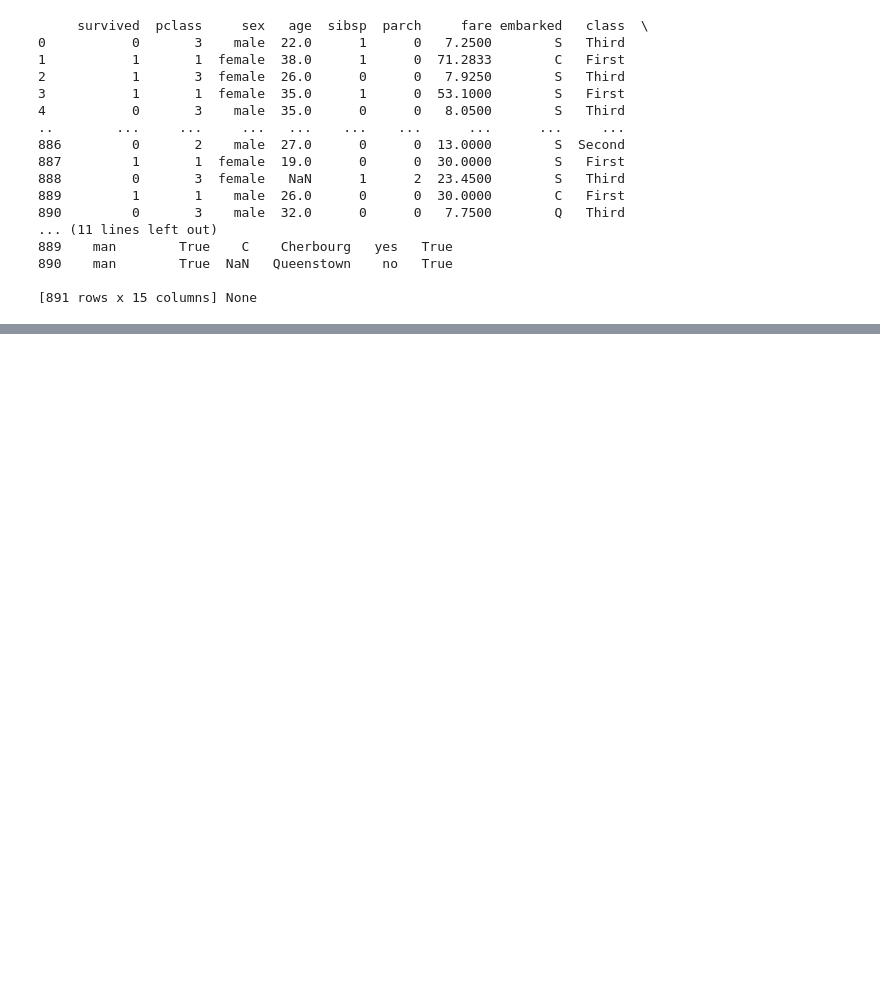
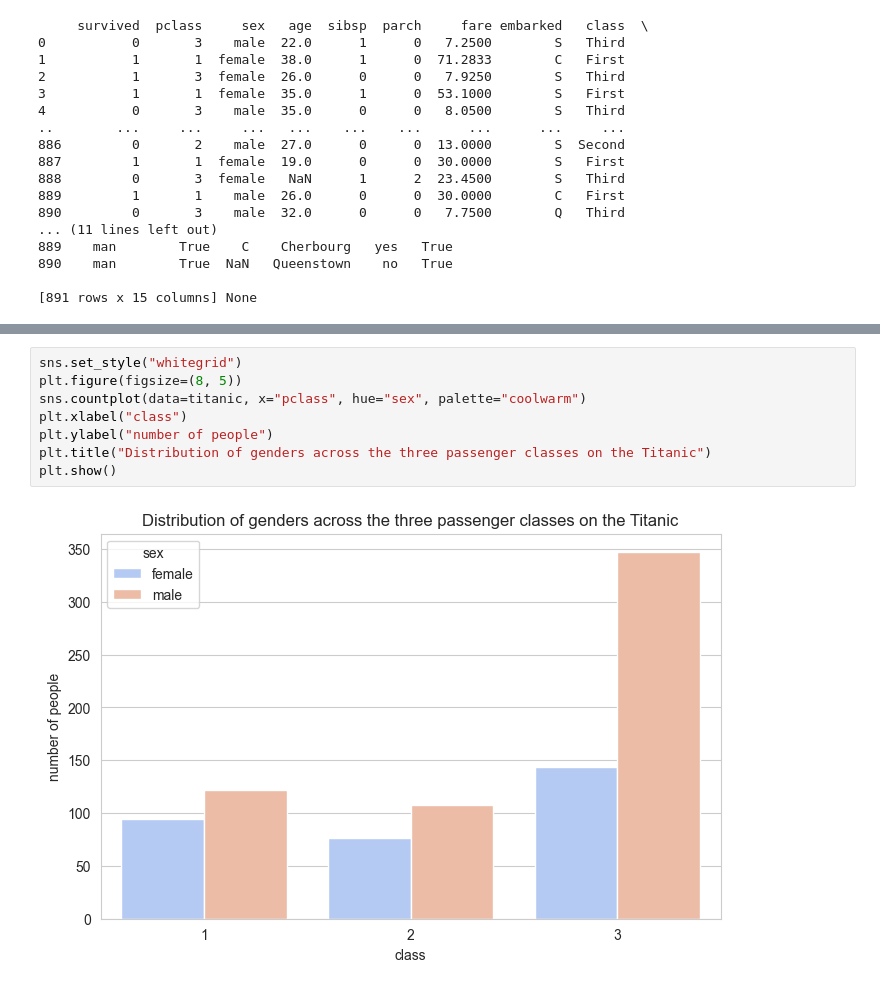
Before and after one commit to NinaGuben/Titanic, a Jupyter notebook: titanic_analysis.ipynb, the cells around one changed output, grey strips where cells are left out. Cells and saved outputs as stored; diff of their text form; blank space fills up the shorter version.

```diff
--- a/titanic_analysis.ipynb
+++ b/titanic_analysis.ipynb
@@ -220,0 +177,10 @@ plt.show()
+# %%
+sns.set_style("whitegrid")
+plt.figure(figsize=(8, 5))
+sns.countplot(data=titanic, x="pclass", hue="sex", palette="coolwarm")
+plt.xlabel("class")
+plt.ylabel("number of people")
+plt.title("Distribution of genders across the three passenger classes on the Titanic")
+plt.show()
+# %% [output]
+[figure, added]
```
Also changed, not shown: parts of 45 cells of this notebook.
